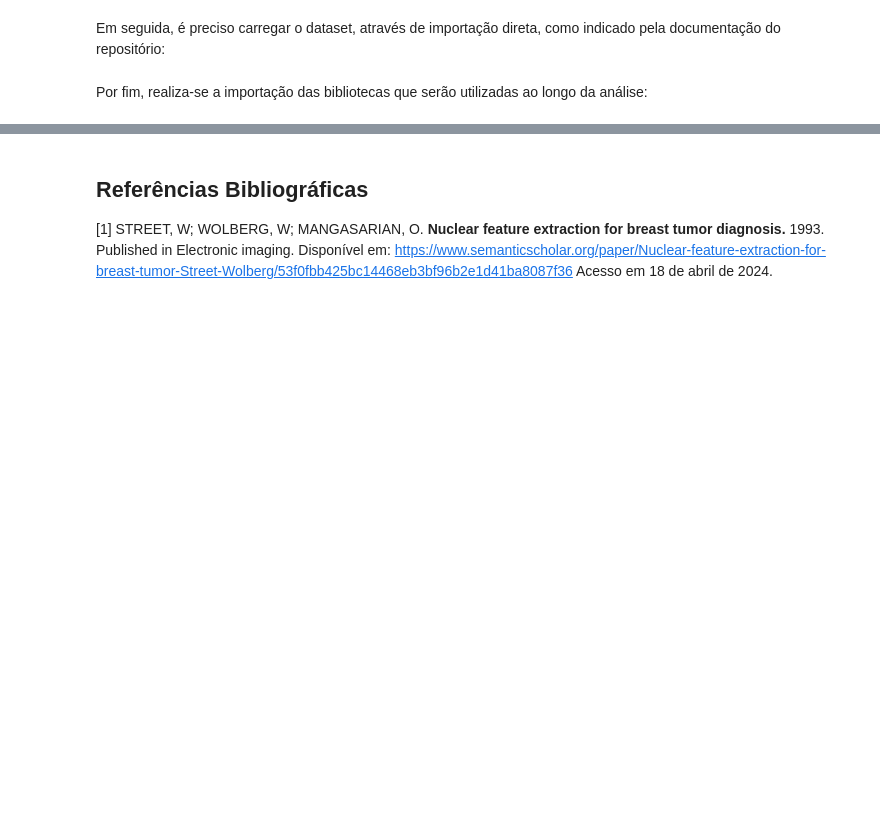
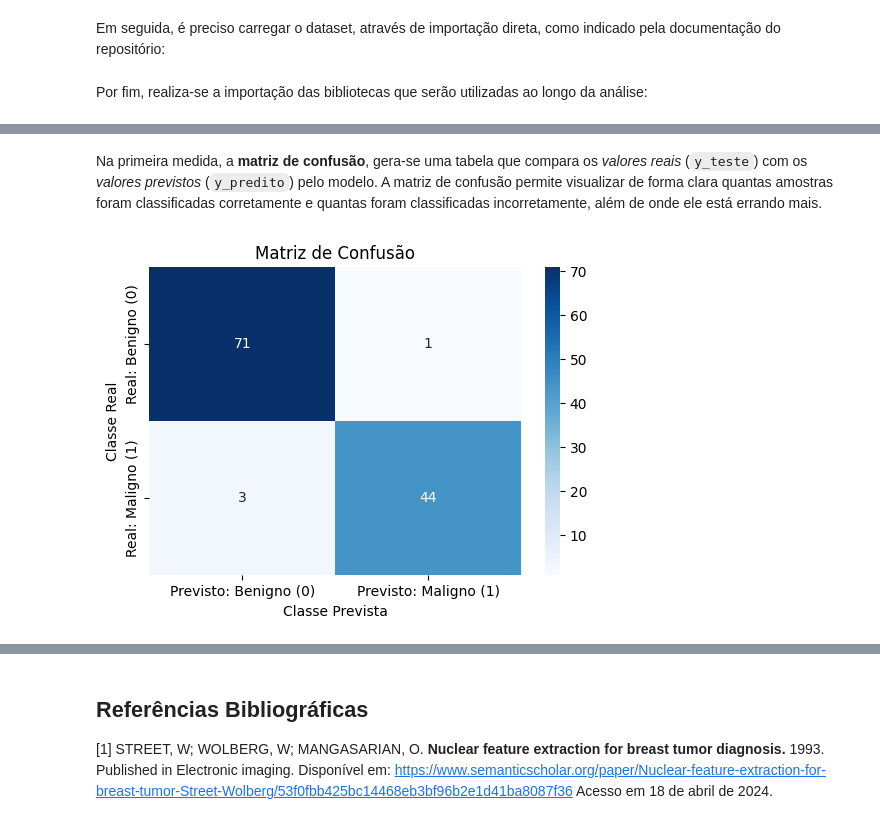
Before and after one commit to hevertonreis-hsrn/ENGG67_IAM, a Jupyter notebook: AVA02/IAM_AVA02_GiovaneSantana_HevertonReis.ipynb, the cells around one changed output, grey strips where cells are left out. Cells and saved outputs as stored; diff of their text form; code cells hidden in the pictures; blank space fills up the shorter version.

```diff
--- a/AVA02/IAM_AVA02_GiovaneSantana_HevertonReis.ipynb
+++ b/AVA02/IAM_AVA02_GiovaneSantana_HevertonReis.ipynb
@@ -42,0 +326,6 @@ from sklearn.decomposition import PCA
+# %%
+modelo = KNeighborsClassifier(n_neighbors=5)
+
+modelo.fit(x_treino,y_treino)
+
+y_predito = modelo.predict(x_teste)
@@ -42,0 +337,24 @@ from sklearn.decomposition import PCA
+# %% [markdown]
+Na primeira medida, a **matriz de confusão**, gera-se uma tabela que compara os *valores reais* (`y_teste`) com os *valores previstos* (`y_predito`) pelo modelo. A matriz de confusão permite visualizar de forma clara quantas amostras foram classificadas corretamente e quantas foram classificadas incorretamente, além de onde ele está errando mais.
+# %%
+def plotar_matriz_de_confusao(y_teste, y_predito):
+  # Calcula a matriz
+  matriz = confusion_matrix(y_teste, y_predito, labels=[0, 1])
+  # Cria um DataFrame nomeando corretamente
+  df_cm = pd.DataFrame(
+      matriz,
+      index=['Real: Benigno (0)', 'Real: Maligno (1)'],
+      columns=['Previsto: Benigno (0)', 'Previsto: Maligno (1)']
+  )
+
+  # Plot
+  plt.figure(figsize=(6,4))
+  sns.heatmap(df_cm, annot=True, fmt='d', cmap='Blues')
+
+  plt.title('Matriz de Confusão')
+  plt.ylabel('Classe Real')
+  plt.xlabel('Classe Prevista')
+  plt.show()
+plotar_matriz_de_confusao(y_teste, y_predito)
+# %% [output]
+[figure, added]
```
Also changed, not shown: parts of 59 cells of this notebook.
